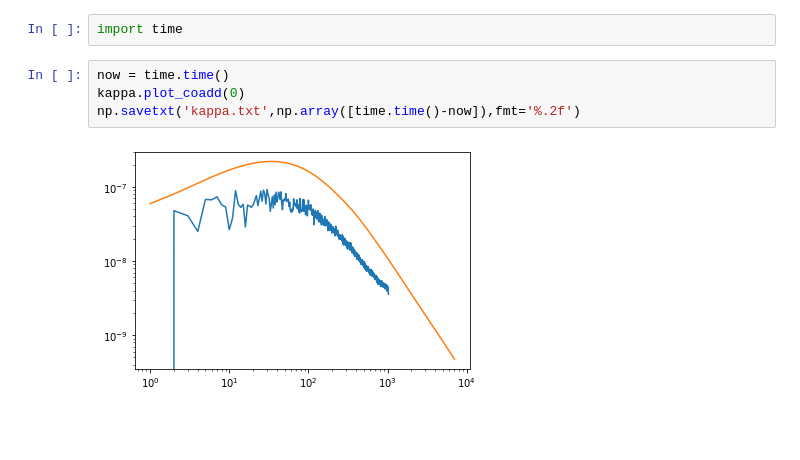
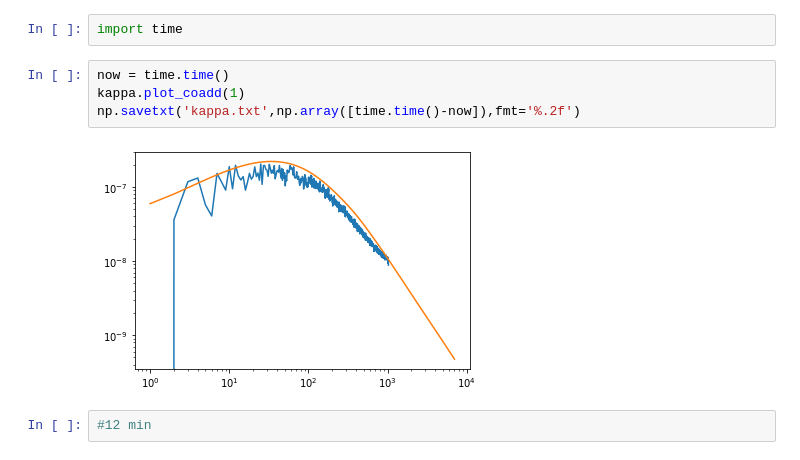
Before and after one commit to litebird/LBxS4, a Jupyter notebook: Notebooks/KappaCoadd.ipynb, the cells around one changed output. Cells and saved outputs as stored; diff of their text form; blank space fills up the shorter version.

```diff
--- a/Notebooks/KappaCoadd.ipynb
+++ b/Notebooks/KappaCoadd.ipynb
@@ -37,7 +21,9 @@ hp.mollview(kappa.masks['cib'])
 import time
 # %%
 now = time.time()
-kappa.plot_coadd(0)
+kappa.plot_coadd(1)
 np.savetxt('kappa.txt',np.array([time.time()-now]),fmt='%.2f')
 # %% [output]
-[figure, old version]
+[figure, new version]
+# %%
+#12 min
```
Also changed, not shown: parts of 4 cells of this notebook, 7 other files.
